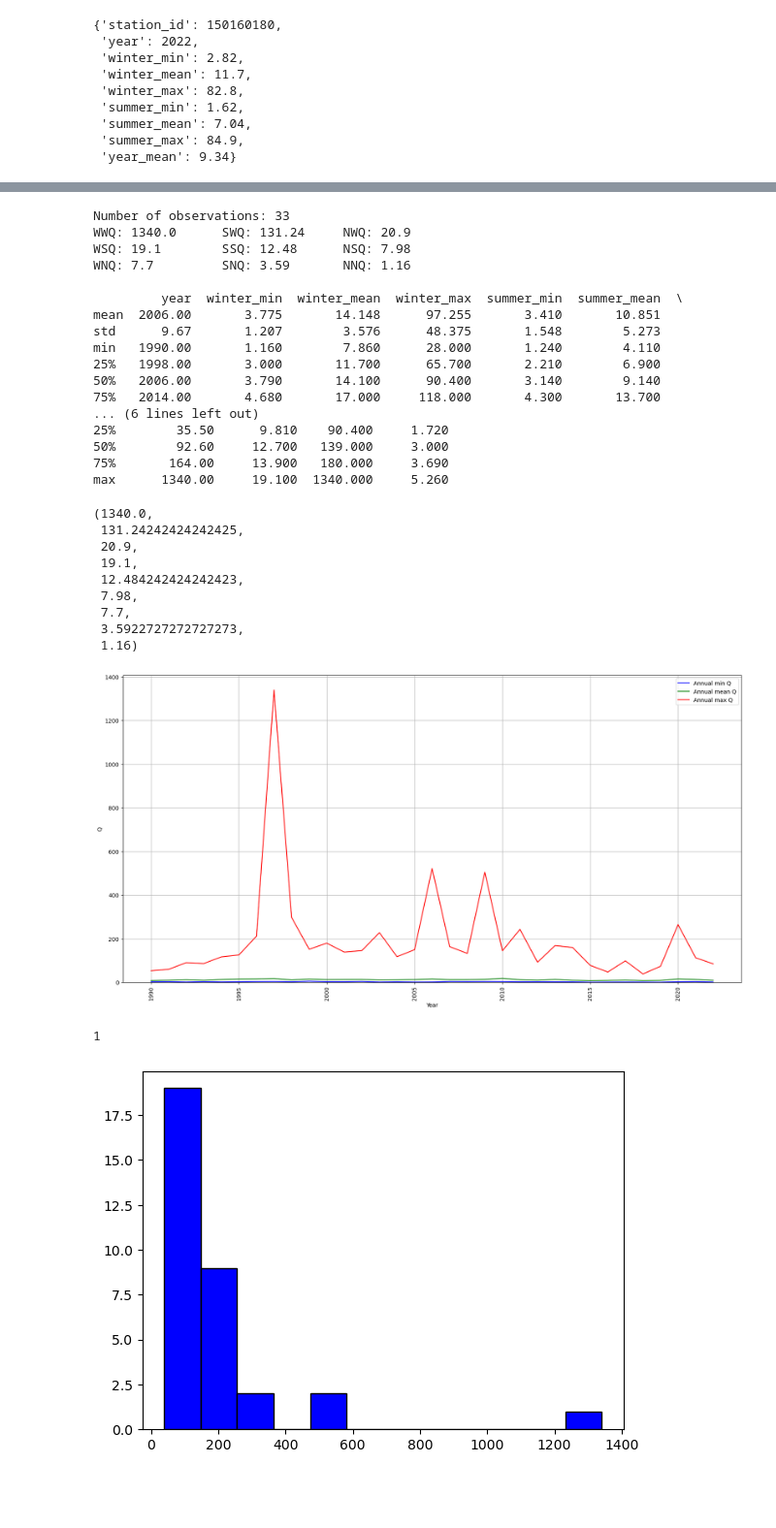
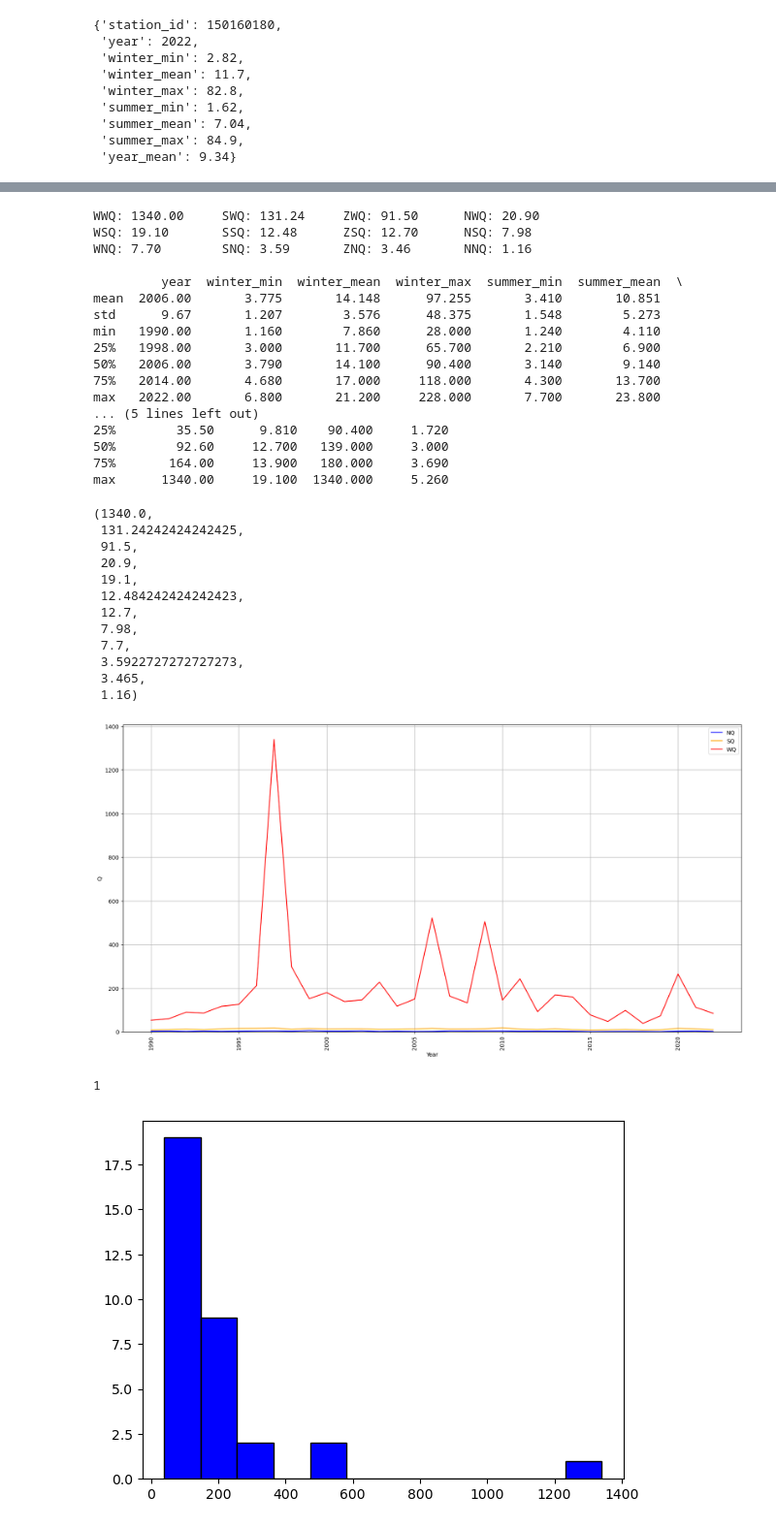
Before and after one commit to Daldek/IMGWTools, a Jupyter notebook: Notebooks/Stats.ipynb, the cells around one changed output, grey strips where cells are left out. Shown at 97% size. Cells and saved outputs as stored; diff of their text form; code cells hidden in the pictures; blank space fills up the shorter version.

```diff
--- a/Notebooks/Stats.ipynb
+++ b/Notebooks/Stats.ipynb
@@ -211,12 +252,11 @@ roczne.station_data_to_df(start_year=1990, end_year=2023)
 | 31 | 150160180 | 2021.0 | 4.98 | 16.10 | 99.3 | 3.69 | 11.40 | 113.0 | ... |
 | 32 | 150160180 | 2022.0 | 2.82 | 11.70 | 82.8 | 1.62 | 7.04 | 84.9 | ... |
 # %%
-roczne.basic_stats()
+roczne.characteristic_values()
 # %% [output]
-Number of observations: 33
-WWQ: 1340.0      SWQ: 131.24     NWQ: 20.9
-WSQ: 19.1        SSQ: 12.48      NSQ: 7.98
-WNQ: 7.7         SNQ: 3.59       NNQ: 1.16
+WWQ: 1340.00     SWQ: 131.24     ZWQ: 91.50      NWQ: 20.90
+WSQ: 19.10       SSQ: 12.48      ZSQ: 12.70      NSQ: 7.98
+WNQ: 7.70        SNQ: 3.59       ZNQ: 3.46       NNQ: 1.16
 
          year  winter_min  winter_mean  winter_max  summer_min  summer_mean  \
 mean  2006.00       3.775       14.148      97.255       3.410       10.851
@@ -225,24 +265,28 @@ min   1990.00       1.160        7.860      28.000       1.240        4.110
 25%   1998.00       3.000       11.700      65.700       2.210        6.900
 50%   2006.00       3.790       14.100      90.400       3.140        9.140
 75%   2014.00       4.680       17.000     118.000       4.300       13.700
-... (6 lines left out)
+max   2022.00       6.800       21.200     228.000       7.700       23.800
+... (5 lines left out)
 25%        35.50      9.810    90.400     1.720
 50%        92.60     12.700   139.000     3.000
 75%       164.00     13.900   180.000     3.690
 max      1340.00     19.100  1340.000     5.260
 (1340.0,
  131.24242424242425,
+ 91.5,
  20.9,
  19.1,
  12.484242424242423,
+ 12.7,
  7.98,
  7.7,
  3.5922727272727273,
+ 3.465,
  1.16)
 # %%
-roczne.plt_multi_year()
+roczne.plt_multi_year_characteristics()
 # %% [output]
-[figure, old version]
+[figure, new version]
 1
 # %%
 roczne.plt_histogram(bins=12)
```
Also changed, not shown: parts of 18 cells of this notebook, 1 other file.
